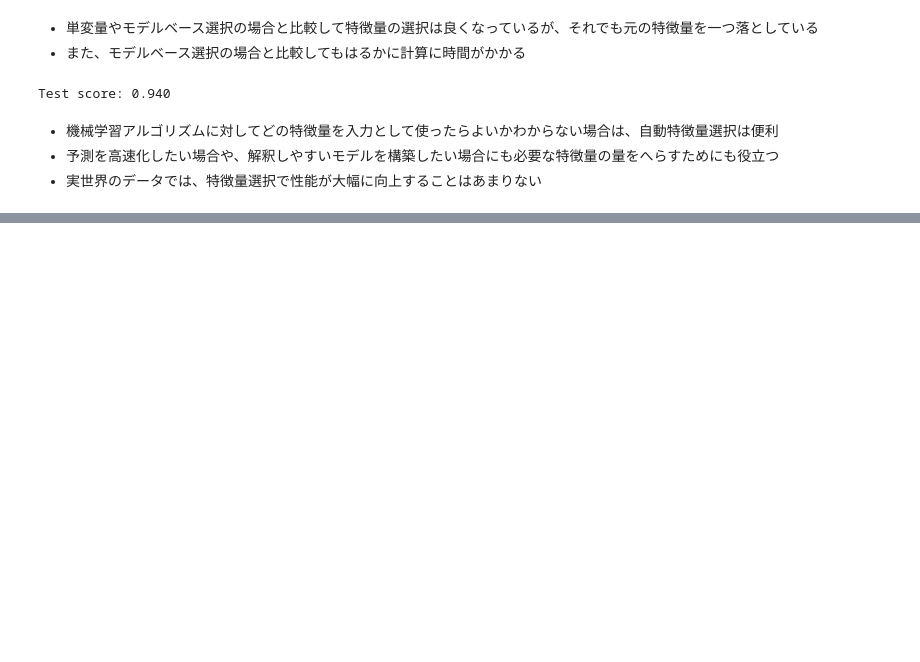
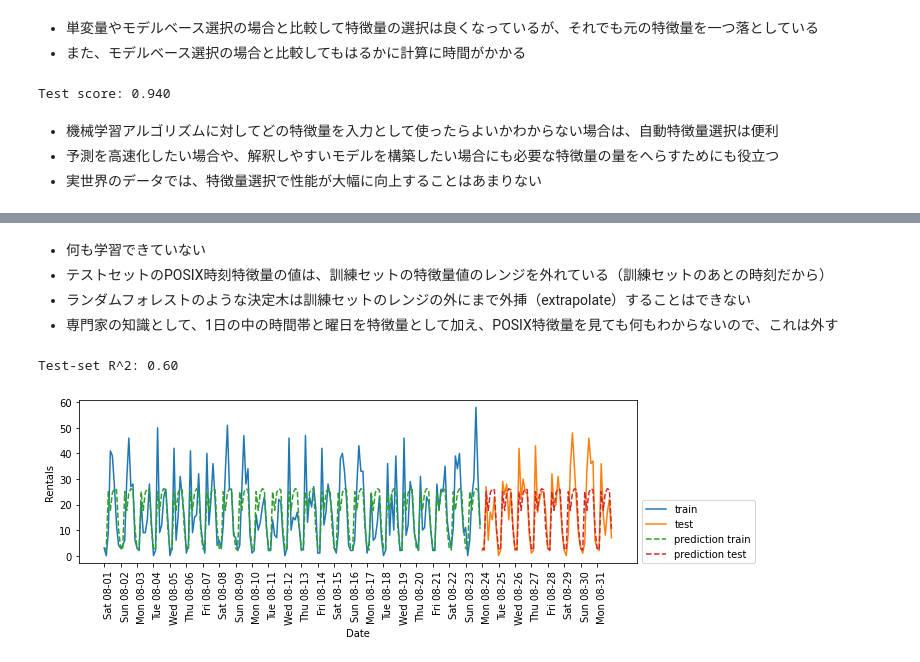
Before and after one commit to ponzu3847/python_for_ML, a Jupyter notebook: ch04.ipynb, the cells around one changed output, grey strips where cells are left out. Saved outputs shown, nothing was run; the diff lists cells and outputs as text; code cells hidden in the pictures; blank space fills up the shorter version.

```diff
--- a/ch04.ipynb
+++ b/ch04.ipynb
@@ -666,0 +745,11 @@ Test score: 0.940
+# %% [markdown]
+* 何も学習できていない
+* テストセットのPOSIX時刻特徴量の値は、訓練セットの特徴量値のレンジを外れている（訓練セットのあとの時刻だから）
+* ランダムフォレストのような決定木は訓練セットのレンジの外にまで外挿（extrapolate）することはできない
+* 専門家の知識として、1日の中の時間帯と曜日を特徴量として加え、POSIX特徴量を見ても何もわからないので、これは外す
+# %%
+X_hour=citibike.index.hour.to_numpy().reshape(-1,1)
+eval_on_features(X_hour,y,regressor)
+# %% [output]
+Test-set R^2: 0.60
+[figure, added]
```
Also changed, not shown: parts of 23 cells of this notebook.
